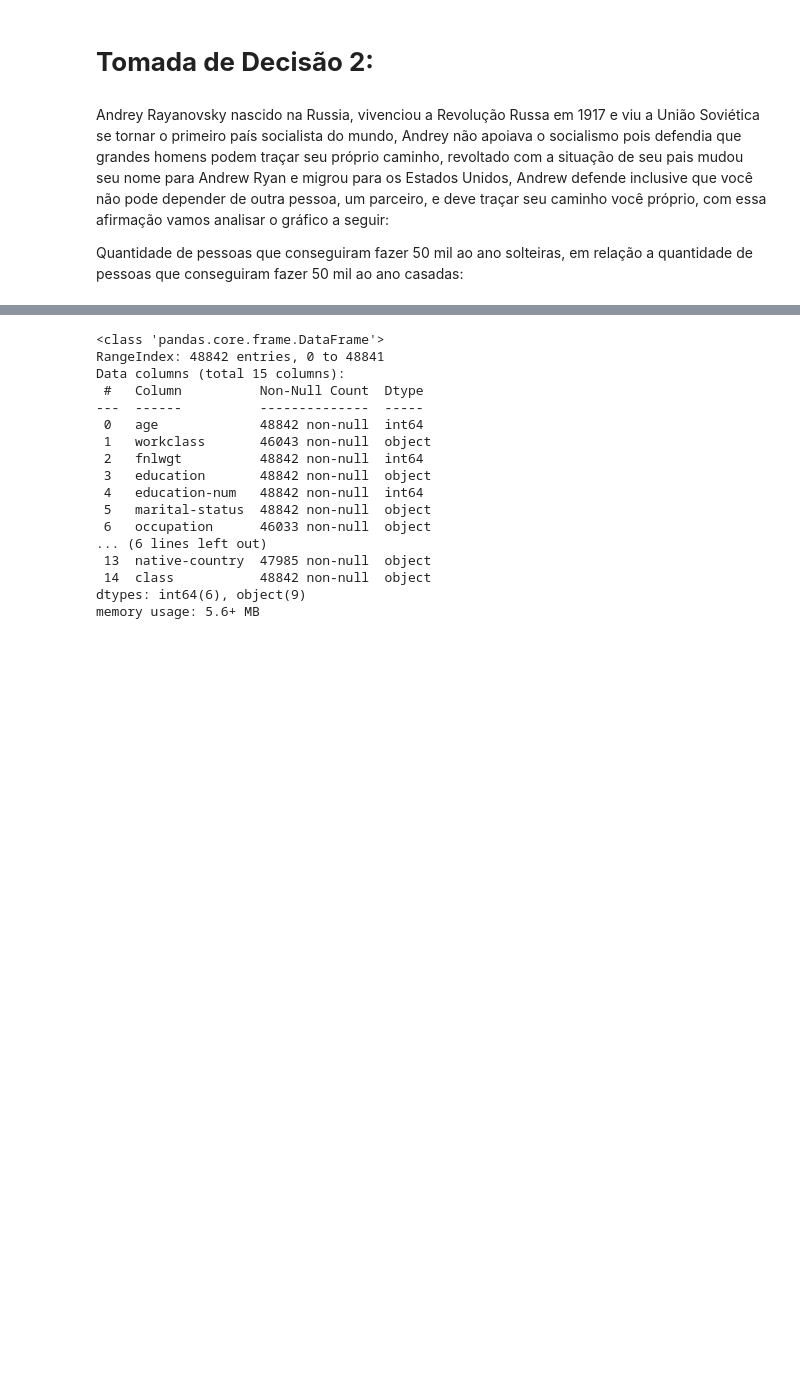
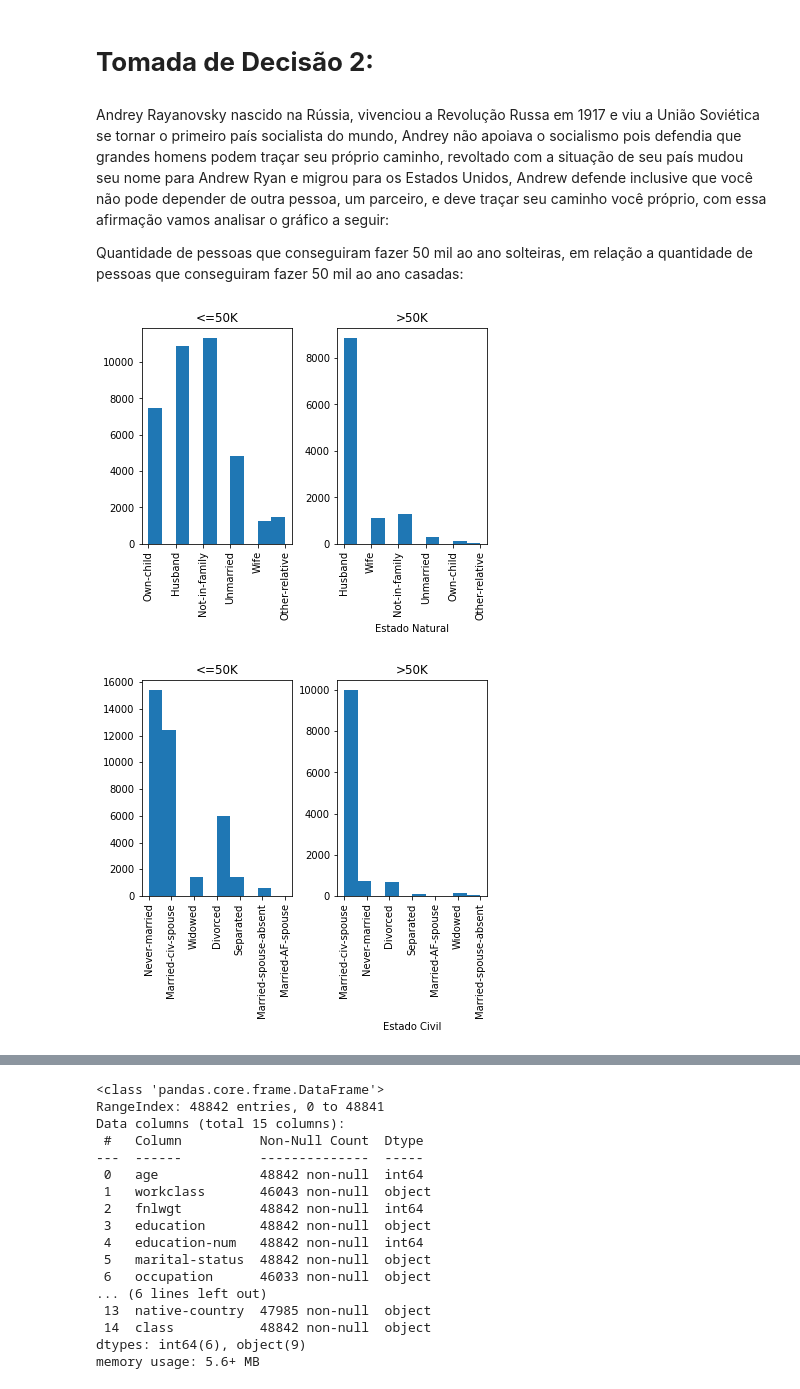
Before and after one commit to leonardojupiter/ciencia-de-dados-adult, a Jupyter notebook: ciencia_de_dados_adult.ipynb, the cells around one changed output, grey strips where cells are left out. Drawn from its saved outputs; the diff is of its cells as text; code cells hidden in the pictures; blank space fills up the shorter version.

```diff
--- a/ciencia_de_dados_adult.ipynb
+++ b/ciencia_de_dados_adult.ipynb
@@ -31,6 +31,15 @@ De acordo com o gráfico gerado através do dataset disponibilizado pela UCI, a
 # %% [markdown]
 # **Tomada de Decisão 2:**
 # %% [markdown]
-Andrey Rayanovsky nascido na Russia, vivenciou a Revolução Russa em 1917 e viu a União Soviética se tornar o primeiro país socialista do mundo, Andrey não apoiava o socialismo pois defendia que grandes homens podem traçar seu próprio caminho, revoltado com a situação de seu pais mudou seu nome para Andrew Ryan e migrou para os Estados Unidos, Andrew defende inclusive que você não pode depender de outra pessoa, um parceiro, e deve traçar seu caminho você próprio, com essa afirmação vamos analisar o gráfico a seguir:
+Andrey Rayanovsky nascido na Rússia, vivenciou a Revolução Russa em 1917 e viu a União Soviética se tornar o primeiro país socialista do mundo, Andrey não apoiava o socialismo pois defendia que grandes homens podem traçar seu próprio caminho, revoltado com a situação de seu país mudou seu nome para Andrew Ryan e migrou para os Estados Unidos, Andrew defende inclusive que você não pode depender de outra pessoa, um parceiro, e deve traçar seu caminho você próprio, com essa afirmação vamos analisar o gráfico a seguir:
 
 Quantidade de pessoas que conseguiram fazer 50 mil ao ano solteiras, em relação a quantidade de pessoas que conseguiram fazer 50 mil ao ano casadas:
+# %%
+adult_kaggle.hist(column='relationship',by='income')
+plt.xlabel('Estado Natural')
+adult_kaggle.hist(column='marital-status',by='income')
+plt.xlabel('Estado Civil')
+plt.show()
+# %% [output]
+[figure, added]
+[figure, added]
```
Also changed, not shown: parts of 6 cells of this notebook.
